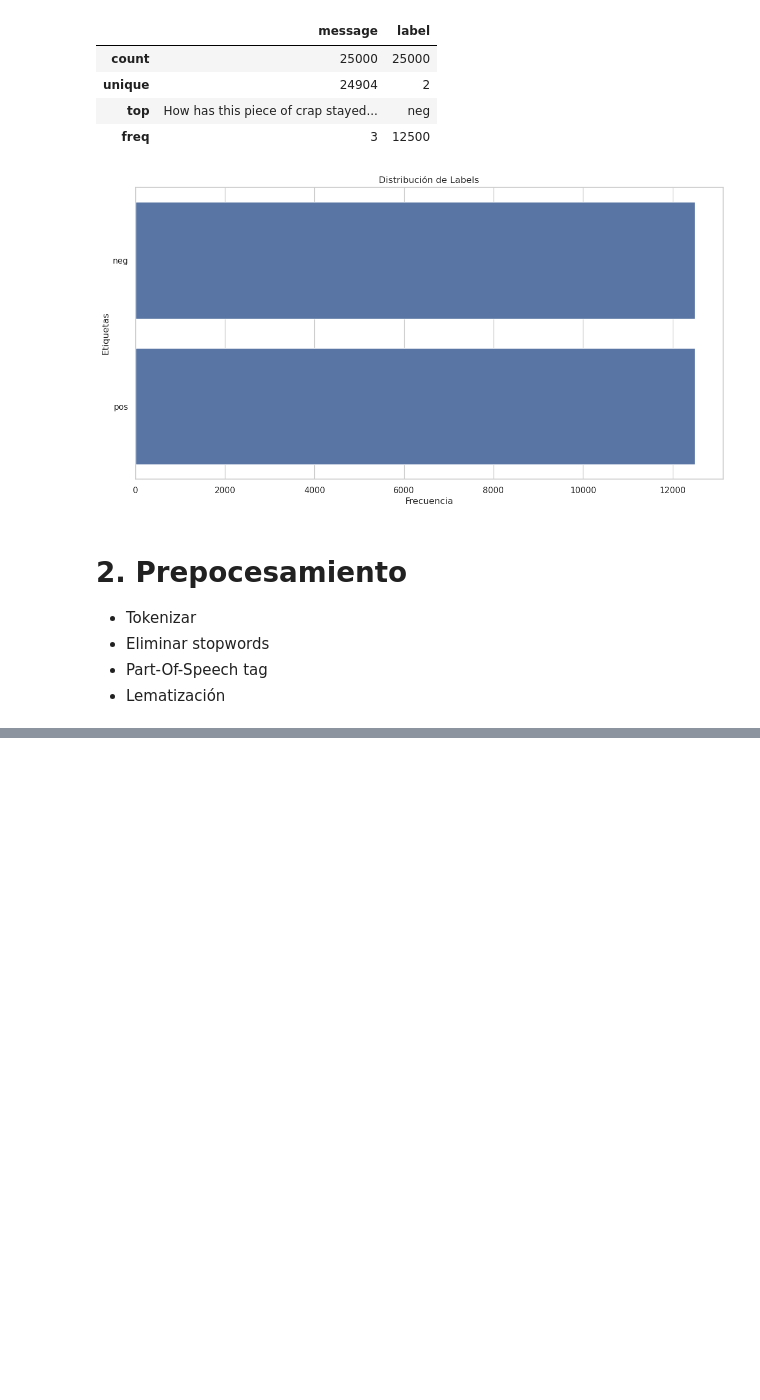
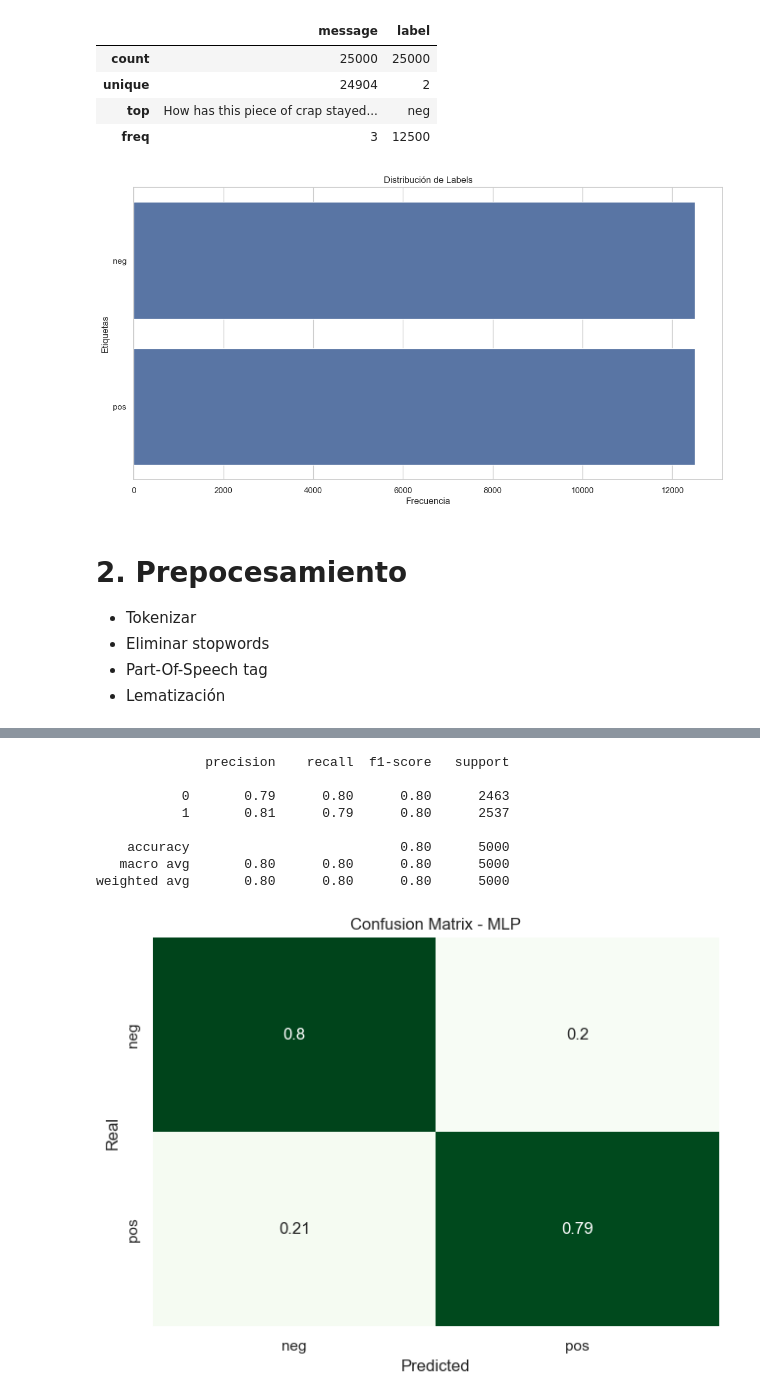
Before and after one commit to Adrian-Cespedes/Proy4-ML, a Jupyter notebook: main.ipynb, the cells around one changed output, grey strips where cells are left out. Cells and saved outputs as stored; diff of their text form; code cells hidden in the pictures; blank space fills up the shorter version.

```diff
--- a/main.ipynb
+++ b/main.ipynb
@@ -206,0 +271,4 @@ weighted avg       0.86      0.86      0.86      5000
+# %%
+# Prepare Colab to work with CUDA.
+device = torch.device('cuda:0' if torch.cuda.is_available() else 'cpu')
+print(device)
@@ -206,0 +277,5 @@ weighted avg       0.86      0.86      0.86      5000
+# %%
+# Modelos
+model = MLP().to(device)
+loss = torch.nn.CrossEntropyLoss() # Cross entropy
+optimizer = torch.optim.AdamW(model.parameters(), lr = 0.01, weight_decay=0.008)
@@ -206,0 +302,30 @@ weighted avg       0.86      0.86      0.86      5000
+# %%
+import pandas as pd
+from sklearn.metrics import confusion_matrix
+
+def matriz_confusion(y_test, y_pred, Tipo):
+ matrix = confusion_matrix(y_test, y_pred)
+ f2 = pd.DataFrame(matrix.astype('float') / matrix.sum(axis=1)[:, np.newaxis], index= label_encoder.classes_  , columns=label_encoder.classes_)
+ sns.heatmap(f2, annot=True, cbar=None, cmap="Greens")
+ plt.title("Confusion Matrix - "  + Tipo ), plt.tight_layout()
+ plt.xlabel("Predicted")
+ plt.ylabel("Real")
+ plt.show()
+
+# Write your code here
+def test(model, x_test, y_test, tipo):
+  if tipo == "MLP":
+    x_test = x_test.to(device)
+    y_test = y_test.to(device)
+    y_pred = model(x_test)
+    ## Comparar los datos predecidor con los datos de entrenamiento
+    # predicted_labels = 0, if (n1 > n2) (no cancer)
+    # predicted_labels = 1, if (n1 < n2) (cancer)
+
+    y_pred = torch.argmax(y_pred, dim=1).cpu()
+    y_test = y_test.cpu()
+  else:
+    y_pred = model.predict(x_test)
+
+  print(classification_report(y_test, y_pred))
+  matriz_confusion(y_test, y_pred,"MLP")
@@ -206,0 +355,15 @@ weighted avg       0.86      0.86      0.86      5000
+# %%
+x_test_dv = torch.tensor(x_test.toarray(), dtype=torch.float32)
+y_test_dv = torch.tensor(y_test, dtype=torch.long)
+
+test(model, x_test_dv, y_test_dv, "MLP")
+# %% [output]
+              precision    recall  f1-score   support
+
+           0       0.79      0.80      0.80      2463
+           1       0.81      0.79      0.80      2537
+
+    accuracy                           0.80      5000
+   macro avg       0.80      0.80      0.80      5000
+weighted avg       0.80      0.80      0.80      5000
+[figure, added]
```
Also changed, not shown: parts of 14 cells of this notebook.
